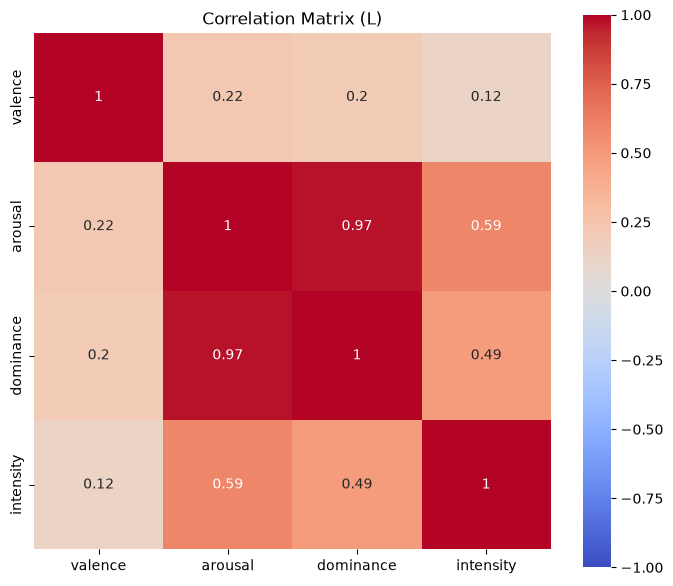
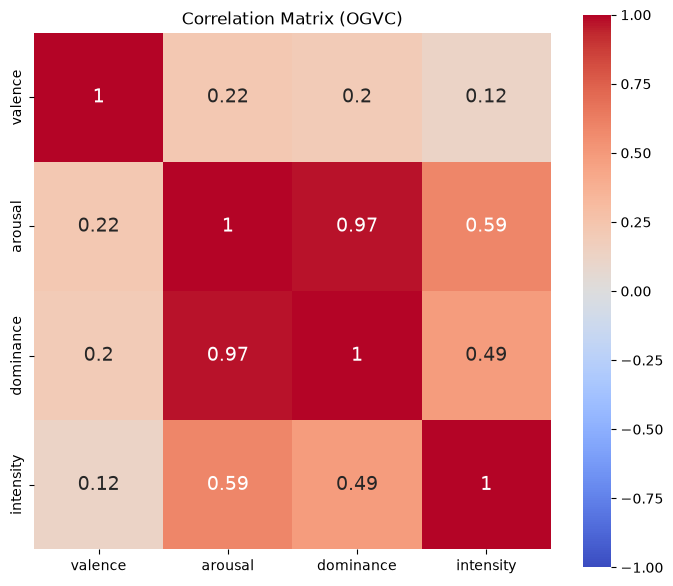
Unified diff of the notebook cell whose output changed from the first chart to the second:
--- before
+++ after
@@ -13,8 +13,9 @@
     vmin=-1,
     vmax=1,
-    square=True
+    square=True,
+    annot_kws={"size": 14}   # ← 数値の大きさ
 )
 
-plt.title(f"Correlation Matrix ({sp})")
+plt.title(f"Correlation Matrix (OGVC)")
 plt.tight_layout()
 plt.show()

Commit: add A and I and AI trend plots